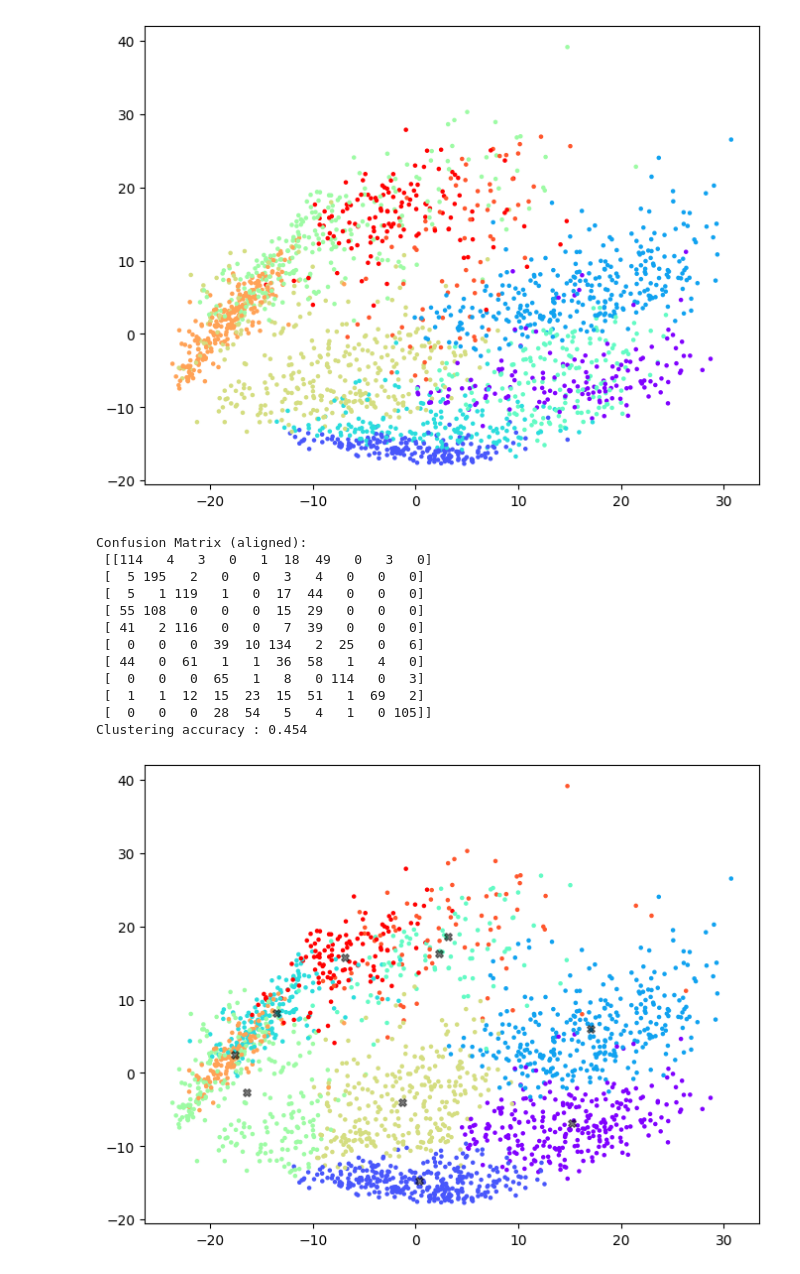
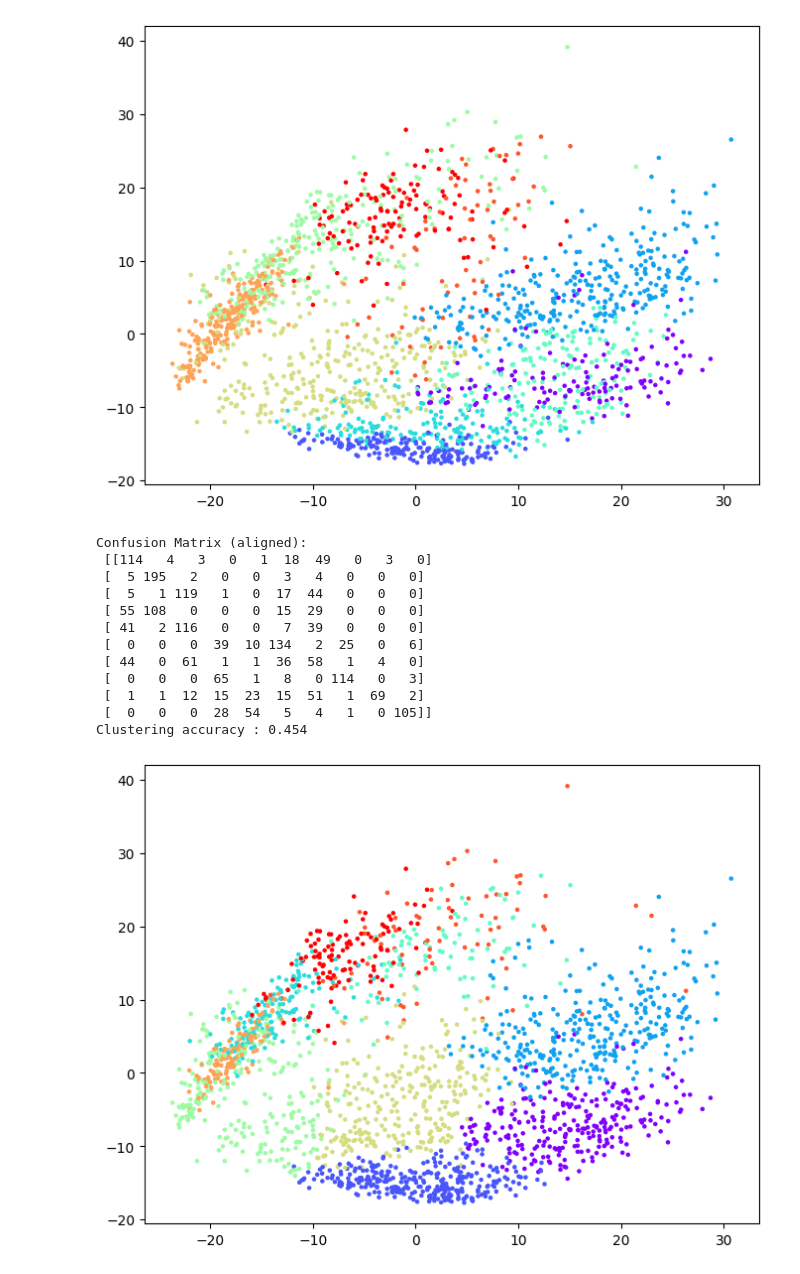
Before and after one commit to yiheng870106/Mathematics-of-Data-Science-Project-2-yiheng, a Jupyter notebook: project2.ipynb, the cells around one changed output. Drawn from its saved outputs; the diff is of its cells as text; code cells hidden in the pictures.

```diff
--- a/project2.ipynb
+++ b/project2.ipynb
@@ -449,33 +447,31 @@ Clustering accuracy : 0.541
 kmeans = KMeans(n_clusters=10, random_state=1).fit(X_sub)
 y_kmeans = kmeans.labels_
 
 cm = confusion_matrix(y_sub, y_kmeans)
 row_ind, col_ind = linear_sum_assignment(-cm)
 map = dict(zip(col_ind, row_ind))
 y_kmeans_aligned = np.array([map[label] for label in y_kmeans])
 print("Confusion Matrix (aligned): \n", confusion_matrix(y_sub, y_kmeans_aligned))
 
 accuracy = np.mean(y_kmeans_aligned == y_sub)
 print("Clustering accuracy :", accuracy)
 
 pca2 = PCA(n_components=2)
 X_pca2 = pca2.fit_transform(X_sub)
-center_pca = pca2.transform(kmeans.cluster_centers_)
 plt.figure(figsize=(8,6))
 plt.scatter(X_pca2[:,0],X_pca2[:,1],c=y_kmeans_aligned, s=5, cmap="rainbow")
-plt.scatter(center_pca[:,0],center_pca[:,1],c="black",marker="X",s=30,alpha=0.5)
 plt.show()
 # %% [output]
 Confusion Matrix (aligned):
  [[114   4   3   0   1  18  49   0   3   0]
  [  5 195   2   0   0   3   4   0   0   0]
  [  5   1 119   1   0  17  44   0   0   0]
  [ 55 108   0   0   0  15  29   0   0   0]
  [ 41   2 116   0   0   7  39   0   0   0]
  [  0   0   0  39  10 134   2  25   0   6]
  [ 44   0  61   1   1  36  58   1   4   0]
  [  0   0   0  65   1   8   0 114   0   3]
  [  1   1  12  15  23  15  51   1  69   2]
  [  0   0   0  28  54   5   4   1   0 105]]
 Clustering accuracy : 0.454
-[figure, old version]
+[figure, new version]
```
Also changed, not shown: parts of 2 cells of this notebook.
